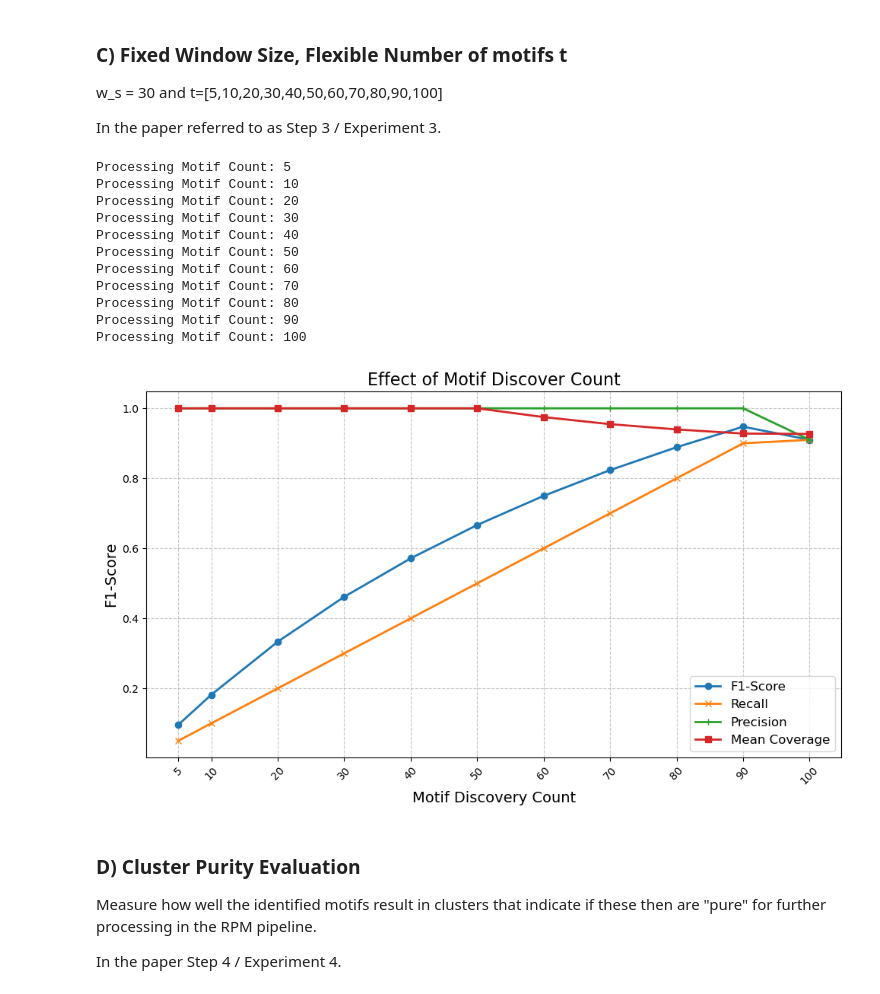
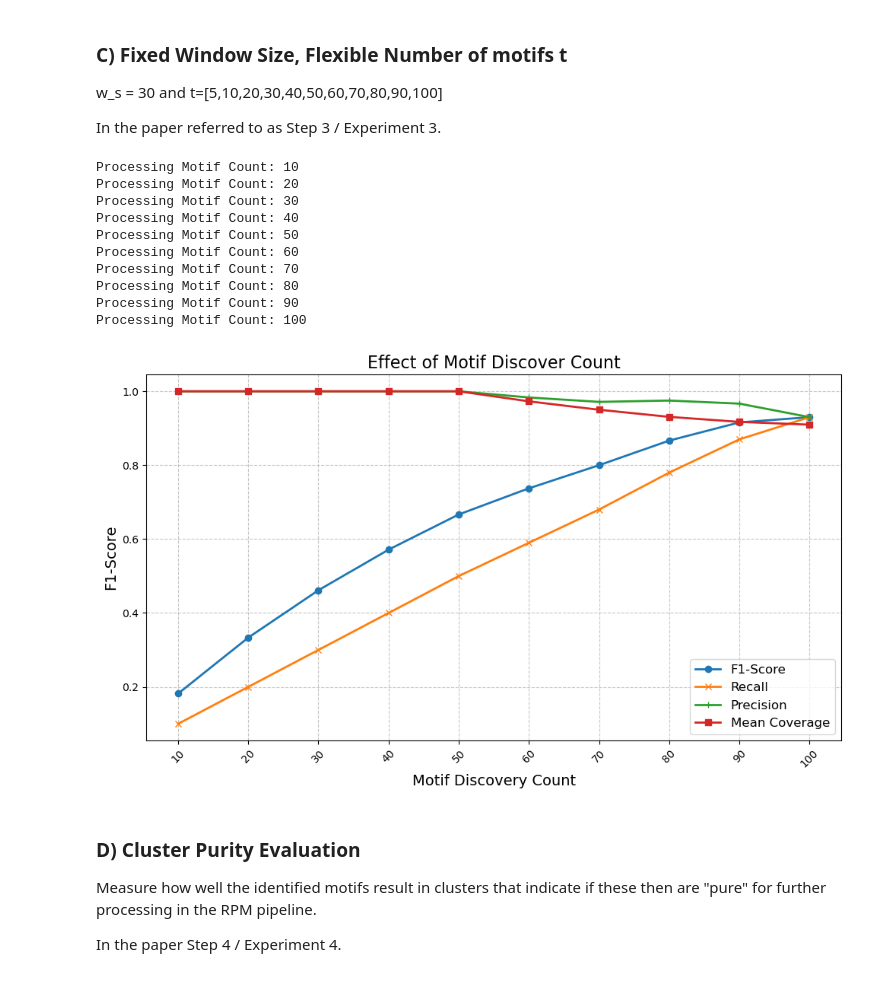
Before and after one commit to thohenadl/TimeSeriesInRPM, a Jupyter notebook: BPM_Tech_Forum.ipynb, the cells around one changed output. Drawn from its saved outputs; the diff is of its cells as text; code cells hidden in the pictures.

Commit message:
Rerun Experiment 3 and Amended minor Things in Notebook

```diff
--- a/BPM_Tech_Forum.ipynb
+++ b/BPM_Tech_Forum.ipynb
@@ -389,12 +389,12 @@ ContextColumns = ["targetApp","eventType","url","target.workbookName","target.sh
 NumberOfMotifsToDiscover = 100
 threshold = 0.8
 
-smallest_window = 55 # Was 26 for experiment
+smallest_window = 26 # Was 26 for experiment
 largest_window = 68 # Was 68 for experiment
-step_size = 3 # Was 1 for experiment
+step_size = 1 # Was 1 for experiment
 
 # If set to true, the experiment results will be saved to the folder "ExperimentResult"
-save_experiment_to_folder = False
+save_experiment_to_folder = True
 
 #########################
 # ---- Do not change ----
@@ -455,7 +455,7 @@ while current_size <= largest_window:
         'discovered_motif_spots': set(discovered_motif_spots),
         'motif_count': NumberOfMotifsToDiscover
     })
-    current_step += step_size
+    current_size += step_size
 
 # ---- Save the results ----
 results_df = pd.DataFrame(results)
@@ -522,11 +528,11 @@ In the paper referred to as Step 3 / Experiment 3.
 # %%
 # ---- Inputs ----
 # Select the log to discover motifs from
-# log_to_discover = srrt_plus_log
-# log_to_discover_name = "SRRT_Plus"
+log_to_discover = srrt_plus_log
+log_to_discover_name = "SRRT_Plus"
 # OR
-log_to_discover = srrt_parallel_log
-log_to_discover_name = "SRRT_Parallel"
+# log_to_discover = srrt_parallel_log
+# log_to_discover_name = "SRRT_Parallel"
 
 ContextColumns = ["targetApp","eventType","url","target.workbookName","target.sheetName","target.id","target.class","target.tagName","target.type","target.name","target.innerText","target.checked","target.href","target.option","target.title","target.innerHTML"]
 
@@ -560,7 +566,7 @@ discovery_repeat = False
 
 # ---- Calculate the matrix profil once ----
 # This is a performance optimization to avoid recalculating it in each loop
-time_series_data, p_mult_matrix_profil, i_multi_motif_indexes = util.util.compute_matrix_profile(ui_log_encoded_w2v, size=size)
+time_series_data, p_mult_matrix_profil, i_multi_motif_indexes = util.util.compute_matrix_profile(ui_log_encoded_w2v, size)
 
 # ---- Loop through the discoverable motifs ----
 for NumberOfMotifsToDiscover in discoverable_motifs:
@@ -611,39 +617,38 @@ for NumberOfMotifsToDiscover in discoverable_motifs:
 results_df = pd.DataFrame(results)
 timestamp = datetime.now().strftime("%y%m%d_%H%M")
 if save_experiment_to_folder:
-    results_df.to_csv(f'ExperimentResult/NoOfDiscovery-EX3_{log_to_discover_name}_{timestamp}.csv', index=False)
+    results_df.to_csv(f'ExperimentResult/EX3-NoOfDiscovery_{log_to_discover_name}_{timestamp}.csv', index=False)
 # print(results_df)
 
 # ---- Plot F1-Score vs Window Size ----
 plt.figure(figsize=(10, 6))
 plt.plot(results_df['motif_count'], results_df['f1_score'], marker='o', linewidth=2, label='F1-Score')
 plt.plot(results_df['motif_count'], results_df['recall'], marker='x', linewidth=2, label='Recall')
 plt.plot(results_df['motif_count'], results_df['precision'], marker='+', linewidth=2, label='Precision')
 plt.plot(results_df['motif_count'], results_df['mean_coverage'], marker='s', linewidth=2, label='Mean Coverage')
 
 plt.title('Effect of Motif Discover Count', fontsize=16)
 plt.xlabel('Motif Discovery Count', fontsize=14)
 plt.ylabel('F1-Score', fontsize=14)
 plt.xticks(results_df['motif_count'], rotation=45)
 plt.grid(True, linestyle='--', alpha=0.7)
 plt.tight_layout()
 plt.legend(fontsize=12)
 # ---- Save to file ----
 if save_experiment_to_folder:
     plt.savefig(f"ExperimentResult/EX3-NoOfDiscovery_{log_to_discover_name}_plot_{timestamp}.png", dpi=300, bbox_inches='tight')
 # %% [output]
-Processing Motif Count: 5
 Processing Motif Count: 10
 Processing Motif Count: 20
 Processing Motif Count: 30
 Processing Motif Count: 40
 Processing Motif Count: 50
 Processing Motif Count: 60
 Processing Motif Count: 70
 Processing Motif Count: 80
 Processing Motif Count: 90
 Processing Motif Count: 100
-[figure, old version]
+[figure, new version]
 # %% [markdown]
 ### D) Cluster Purity Evaluation
 
```
Also changed, not shown: parts of 1 cell of this notebook, 6 other files.
